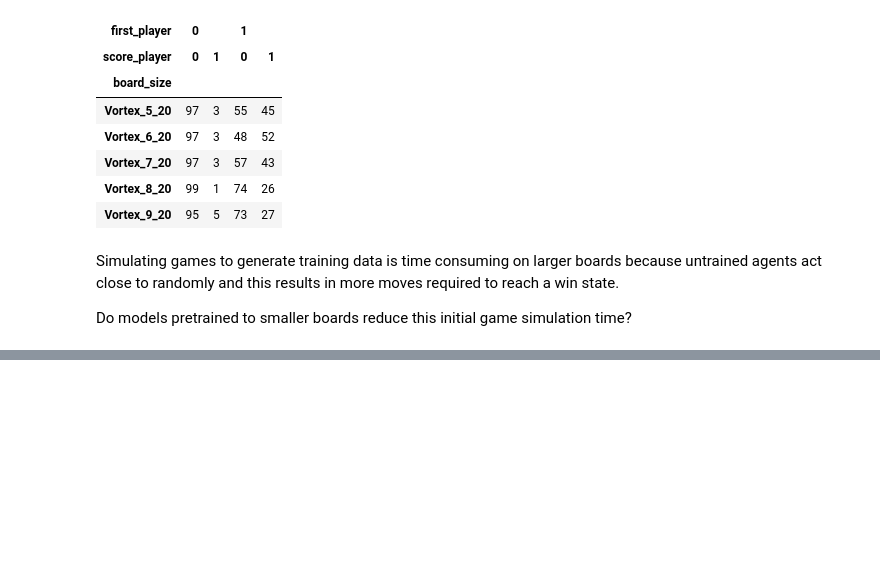
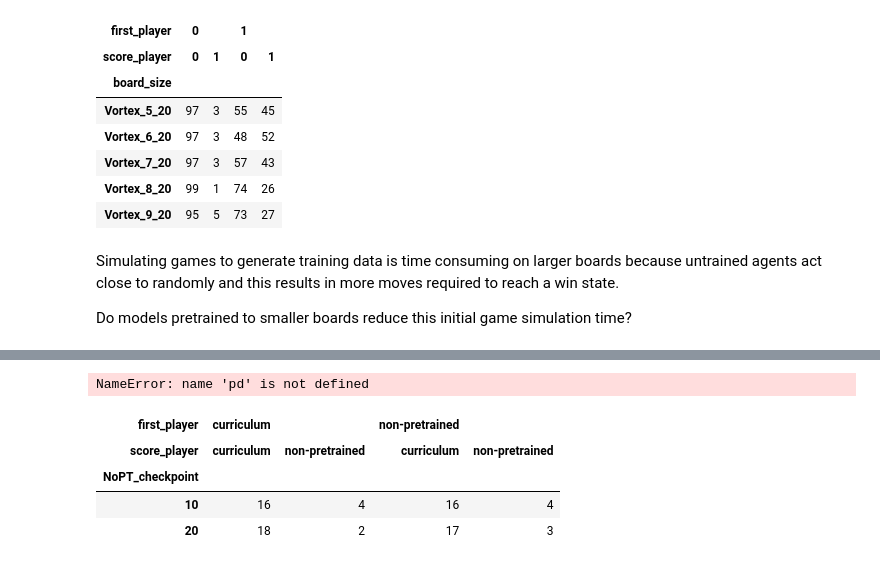
Before and after one commit to phil-hawkins/multiplayer-alphazero, a Jupyter notebook: notebooks/vortex_experiments.ipynb, the cells around one changed output, grey strips where cells are left out. Saved outputs shown, nothing was run; the diff lists cells and outputs as text; code cells hidden in the pictures; blank space fills up the shorter version.

```diff
--- a/notebooks/vortex_experiments.ipynb
+++ b/notebooks/vortex_experiments.ipynb
@@ -215,0 +310,25 @@ mean_game_time
+# %%
+df = pd.DataFrame(data=results, columns=['NoPT_checkpoint', 'match', 'p0fp_p0win', 'p0fp_p1win', 'p1fp_p0win', 'p1fp_p1win'])
+df = df.set_index(['NoPT_checkpoint', 'match'])
+players = ['curriculum', 'non-pretrained']
+index = pd.MultiIndex.from_product([players, players], names=['first_player', 'score_player'])
+df.columns = index
+df.to_csv("./notebooks/results/curriculum.csv")
+df.groupby(['NoPT_checkpoint']).sum()
+# %% [output]
+NameError: name 'pd' is not defined
+# %%
+df = pd.read_csv("./notebooks/results/curriculum.csv", skiprows=[1,2])
+df.columns=['NoPT_checkpoint', 'match', 'p0fp_p0win', 'p0fp_p1win', 'p1fp_p0win', 'p1fp_p1win']
+df = df.set_index(['NoPT_checkpoint', 'match'])
+players = ['curriculum', 'non-pretrained']
+index = pd.MultiIndex.from_product([players, players], names=['first_player', 'score_player'])
+df.columns = index
+df.to_csv("./notebooks/results/curriculum.csv")
+df.groupby(['NoPT_checkpoint']).sum()
+# %% [output]
+| first_player | curriculum |  | non-pretrained |  |
+| score_player | curriculum | non-pretrained | curriculum | non-pretrained |
+| NoPT_checkpoint |  |  |  |  |
+| 10 | 16 | 4 | 16 | 4 |
+| 20 | 18 | 2 | 17 | 3 |
```
Also changed, not shown: parts of 12 cells of this notebook, 20 other files.
